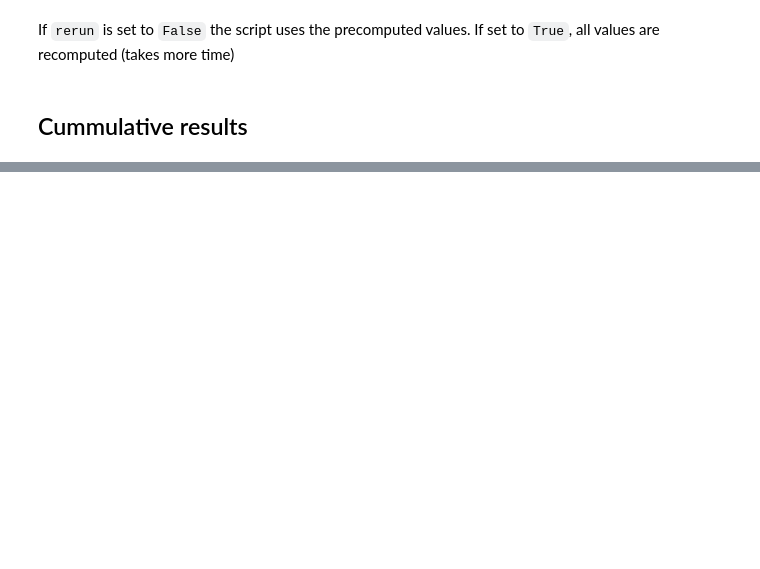
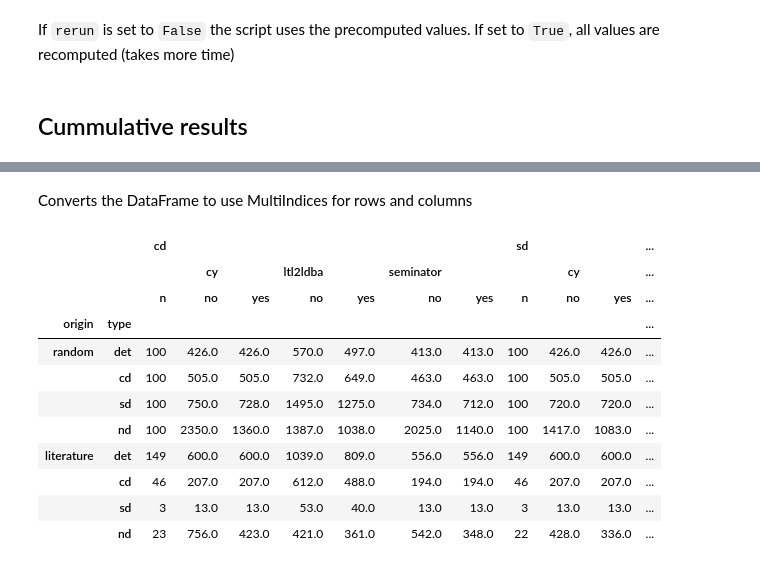
Before and after one commit to mklokocka/seminator, a Jupyter notebook: Run_comparison.ipynb, the cells around one changed output, grey strips where cells are left out. Saved outputs shown, nothing was run; the diff lists cells and outputs as text; code cells hidden in the pictures; blank space fills up the shorter version.

```diff
--- a/Run_comparison.ipynb
+++ b/Run_comparison.ipynb
@@ -205,4 +102,0 @@ dtype: int64
-# %%
-for (name,r) in runners.items():
-    print(name)
-    display(r.compute_timeouts())
@@ -319,0 +105,6 @@ r.states[r.exit_status['sd.cy.yes'] != 'ok']
+# %%
+counts = pd.DataFrame(index=pd.Index([],name='source'),columns=['cd..n','sd..n'])
+for (name,r) in runners.items():
+    cd_c, sd_c = get_counts(r)
+    counts = counts.append(pd.DataFrame({'cd..n':cd_c,'sd..n':sd_c},index=[name]))
+counts
@@ -319,0 +121,34 @@ r.states[r.exit_status['sd.cy.yes'] != 'ok']
+# %% [markdown]
+Converts the DataFrame to use MultiIndices for rows and columns
+# %%
+from pandas.api.types import CategoricalDtype
+automata_type = CategoricalDtype(categories=['det','cd','sd','nd'], ordered=True)
+source_type = CategoricalDtype(categories=['random', 'literature', 'rand. (T/O)', 'lit. (T/O)'], ordered=True)
+# %%
+def make_hierarchical(data):
+    # Split index into origin & ltl2tgba's output type
+    df = data.copy()
+    df.index.name = 'origin'
+    df.reset_index(inplace=True)
+    df['type'] = df.origin.apply(lambda x: x.split('_')[1]).astype(automata_type)
+    df['origin'] = df.origin.apply(lambda x: x.split('_')[0]).astype(source_type)
+    df = df.set_index(['origin','type']).sort_index()
+    # Split columns in tool & reductions
+    df.columns = pd.MultiIndex.from_tuples([tuple(c.split('.')) for c in df.columns])
+    return df
+# %%
+tmp = make_hierarchical(data.join(counts)).sort_index(axis=1)
+tmp
+# %% [output]
+|  |  | cd |  |  |  |  |  |  | sd |  |  | ... |
+|  |  |  | cy |  | ltl2ldba |  | seminator |  |  | cy |  | ... |
+|  |  | n | no | yes | no | yes | no | yes | n | no | yes | ... |
+| origin | type |  |  |  |  |  |  |  |  |  |  | ... |
+| random | det | 100 | 426.0 | 426.0 | 570.0 | 497.0 | 413.0 | 413.0 | 100 | 426.0 | 426.0 | ... |
+|  | cd | 100 | 505.0 | 505.0 | 732.0 | 649.0 | 463.0 | 463.0 | 100 | 505.0 | 505.0 | ... |
+|  | sd | 100 | 750.0 | 728.0 | 1495.0 | 1275.0 | 734.0 | 712.0 | 100 | 720.0 | 720.0 | ... |
+|  | nd | 100 | 2350.0 | 1360.0 | 1387.0 | 1038.0 | 2025.0 | 1140.0 | 100 | 1417.0 | 1083.0 | ... |
+| literature | det | 149 | 600.0 | 600.0 | 1039.0 | 809.0 | 556.0 | 556.0 | 149 | 600.0 | 600.0 | ... |
+|  | cd | 46 | 207.0 | 207.0 | 612.0 | 488.0 | 194.0 | 194.0 | 46 | 207.0 | 207.0 | ... |
+|  | sd | 3 | 13.0 | 13.0 | 53.0 | 40.0 | 13.0 | 13.0 | 3 | 13.0 | 13.0 | ... |
+|  | nd | 23 | 756.0 | 423.0 | 421.0 | 361.0 | 542.0 | 348.0 | 22 | 428.0 | 336.0 | ... |
```
Also changed, not shown: parts of 27 cells of this notebook, 12 other files.
